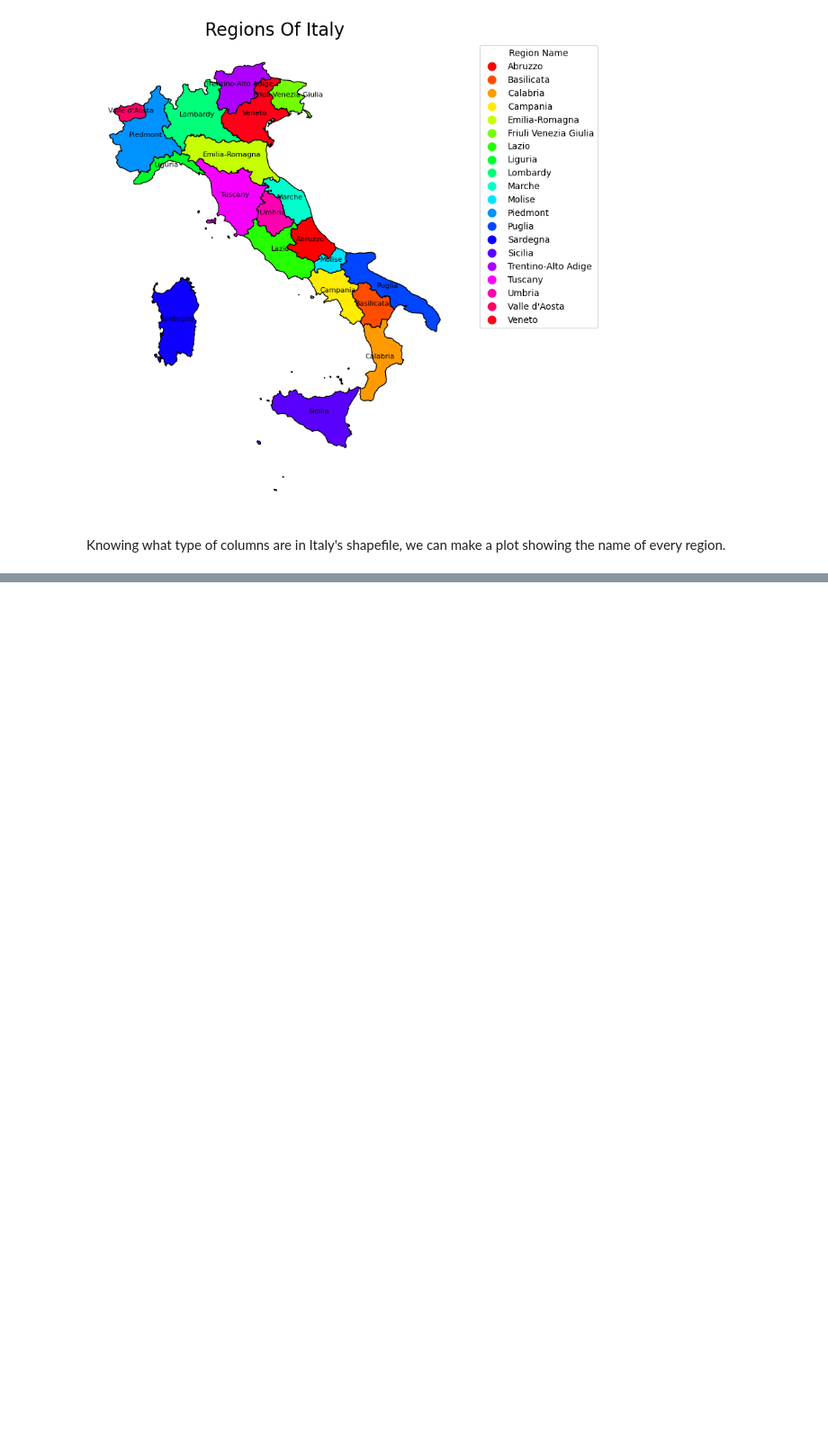
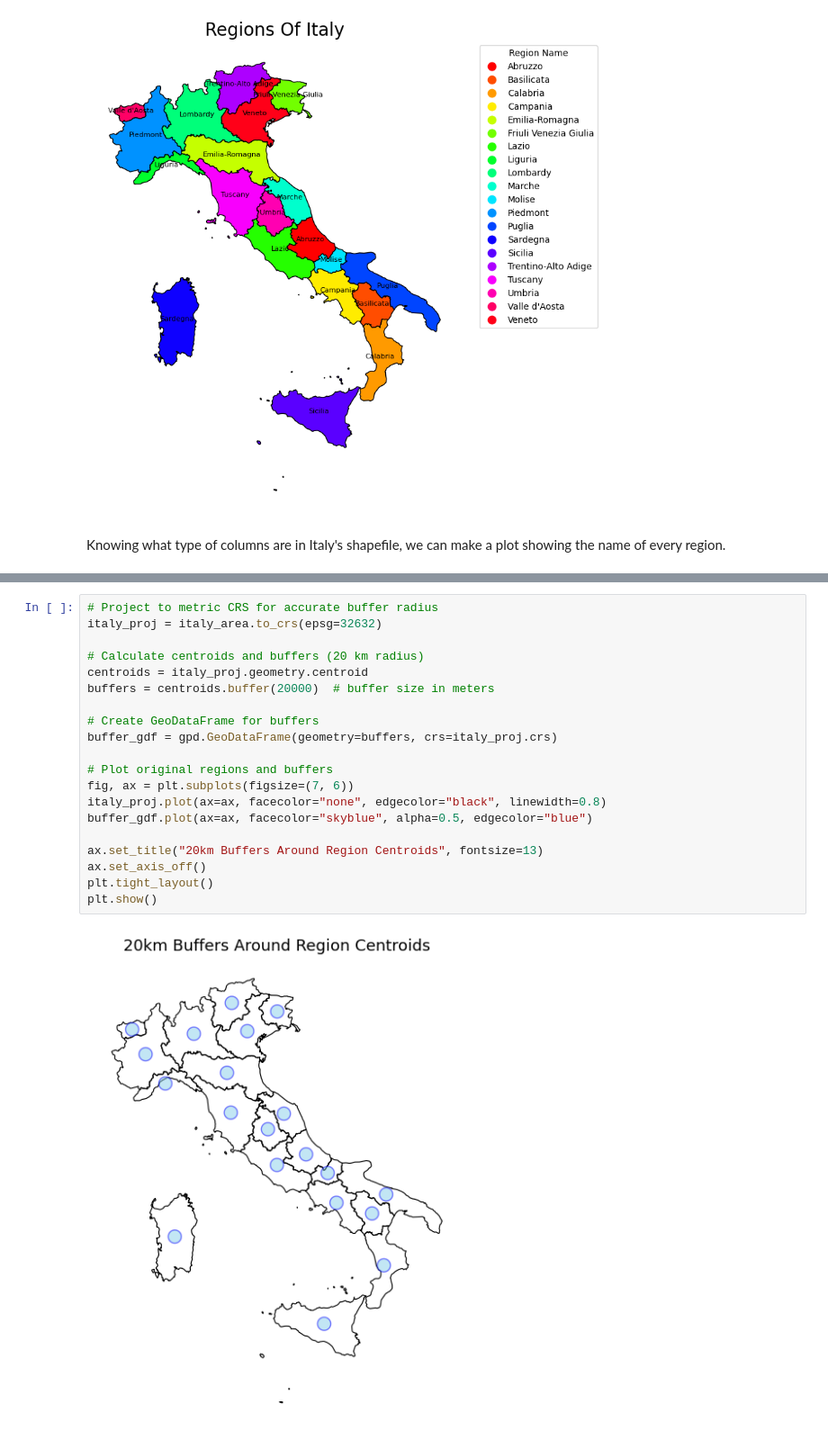
Before and after one commit to dimuzzo/testing-project, a Jupyter notebook: GeoPandas/test_number1.ipynb, the cells around one changed output, grey strips where cells are left out. Shown at 90% size. Saved outputs shown, nothing was run; the diff lists cells and outputs as text; blank space fills up the shorter version.

```diff
--- a/GeoPandas/test_number1.ipynb
+++ b/GeoPandas/test_number1.ipynb
@@ -114,0 +242,22 @@ Knowing what type of columns are in Italy's shapefile, we can make a plot showin
+# %%
+# Project to metric CRS for accurate buffer radius
+italy_proj = italy_area.to_crs(epsg=32632)
+
+# Calculate centroids and buffers (20 km radius)
+centroids = italy_proj.geometry.centroid
+buffers = centroids.buffer(20000)  # buffer size in meters
+
+# Create GeoDataFrame for buffers
+buffer_gdf = gpd.GeoDataFrame(geometry=buffers, crs=italy_proj.crs)
+
+# Plot original regions and buffers
+fig, ax = plt.subplots(figsize=(7, 6))
+italy_proj.plot(ax=ax, facecolor="none", edgecolor="black", linewidth=0.8)
+buffer_gdf.plot(ax=ax, facecolor="skyblue", alpha=0.5, edgecolor="blue")
+
+ax.set_title("20km Buffers Around Region Centroids", fontsize=13)
+ax.set_axis_off()
+plt.tight_layout()
+plt.show()
+# %% [output]
+[figure, added]
```
Also changed, not shown: parts of 17 cells of this notebook.
